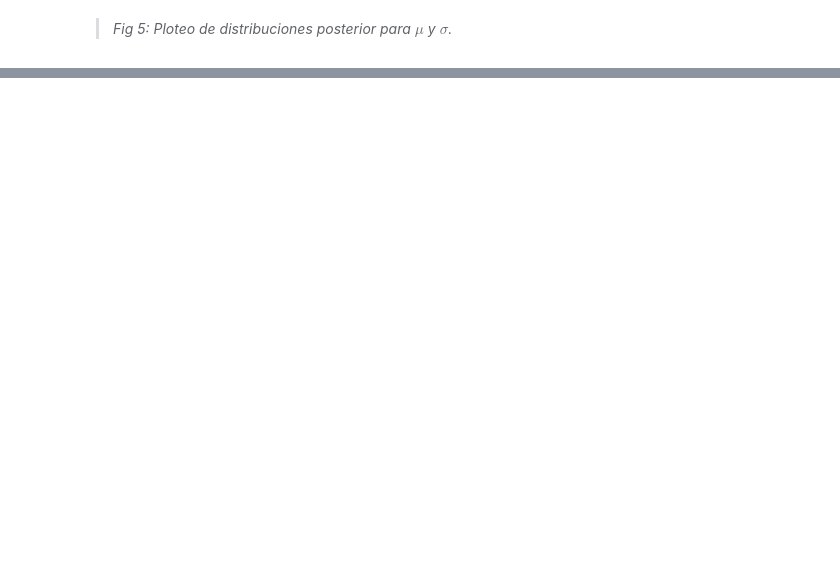
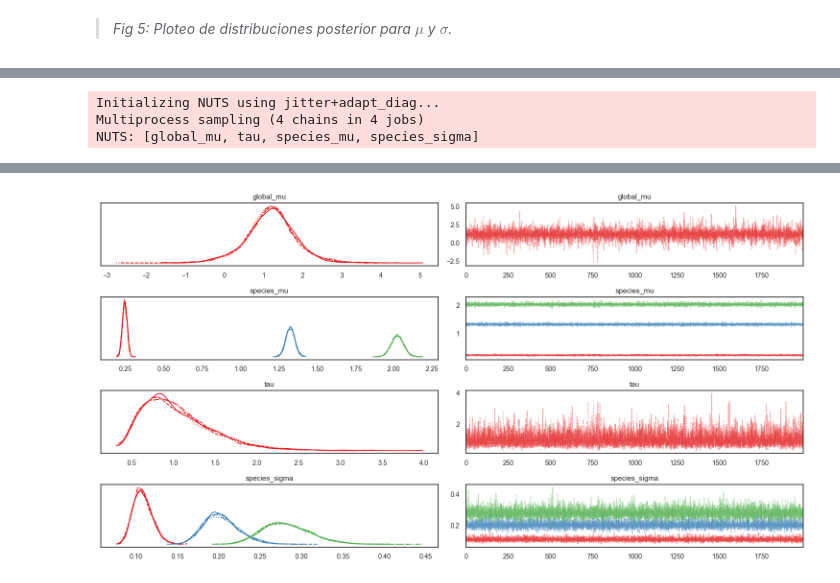
Before and after one commit to jaspina-unsam/tp_integrador_eei2, a Jupyter notebook: notebooks/Parte1.ipynb, the cells around one changed output, grey strips where cells are left out. Cells and saved outputs as stored; diff of their text form; code cells hidden in the pictures; blank space fills up the shorter version.

```diff
--- a/notebooks/Parte1.ipynb
+++ b/notebooks/Parte1.ipynb
@@ -244,0 +249,33 @@ plt.show()
+# %%
+with pm.Model() as hierarchichal_model:
+    global_mu = pm.Normal('global_mu', mu=0, sigma=10)
+    tau = pm.HalfNormal('tau', sigma=1)
+
+    species_mu = pm.Normal(
+        'species_mu',
+        mu=global_mu,
+        sigma=tau,
+        shape=n_species
+    )
+    species_sigma = pm.HalfNormal(
+        'species_sigma',
+        sigma=1,
+        shape=n_species
+    )
+
+    y_obs = pm.Normal(
+        'y_obs',
+        mu=species_mu[species_idx],
+        sigma=species_sigma[species_idx],
+        observed=y
+    )
+
+    trace_hm = pm.sample(2000, tune=1000, target_accept=0.9)
+
+az.plot_trace(trace_hm, figsize=(15, 8))
+plt.tight_layout()
+plt.show()
+# %% [output]
+Initializing NUTS using jitter+adapt_diag...
+Multiprocess sampling (4 chains in 4 jobs)
+NUTS: [global_mu, tau, species_mu, species_sigma]
@@ -244,0 +285 @@ plt.show()
+[figure, added]
```
Also changed, not shown: parts of 6 cells of this notebook.
